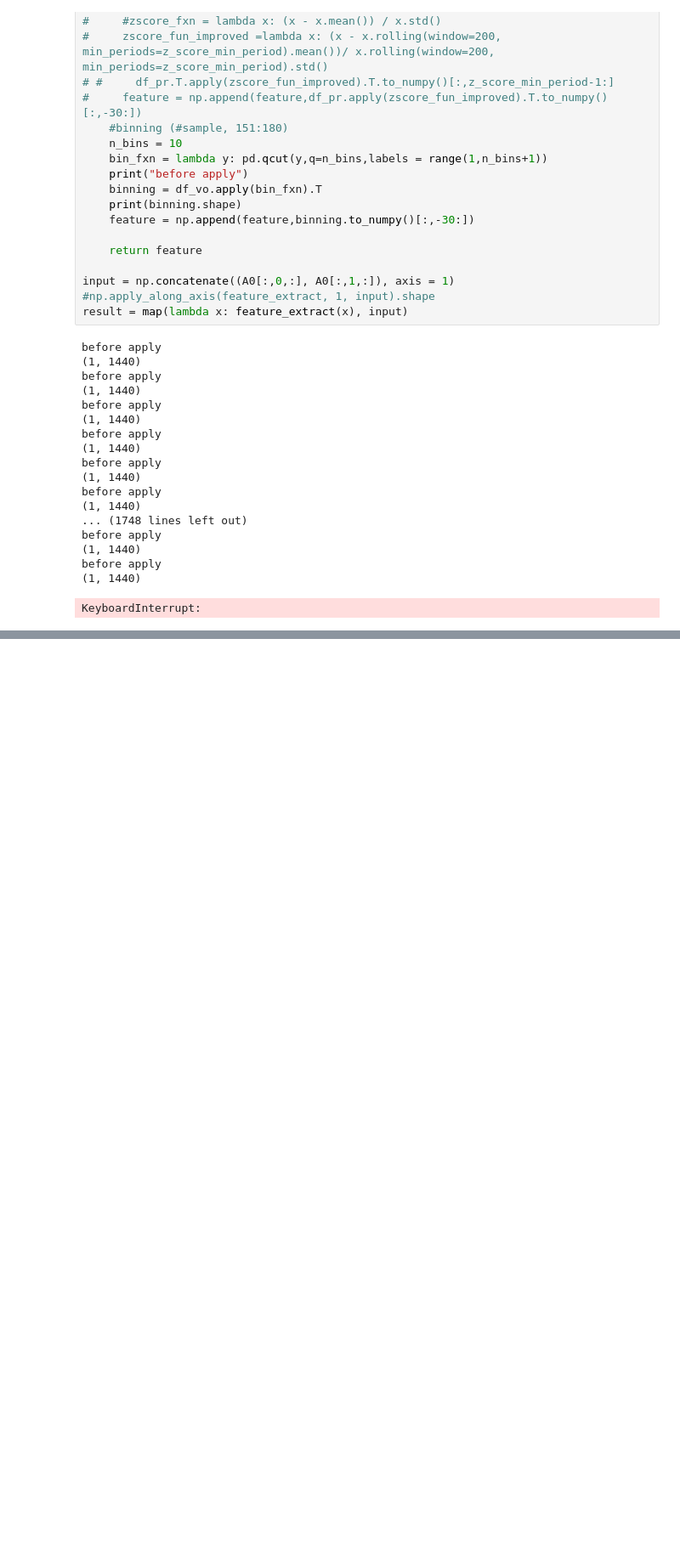
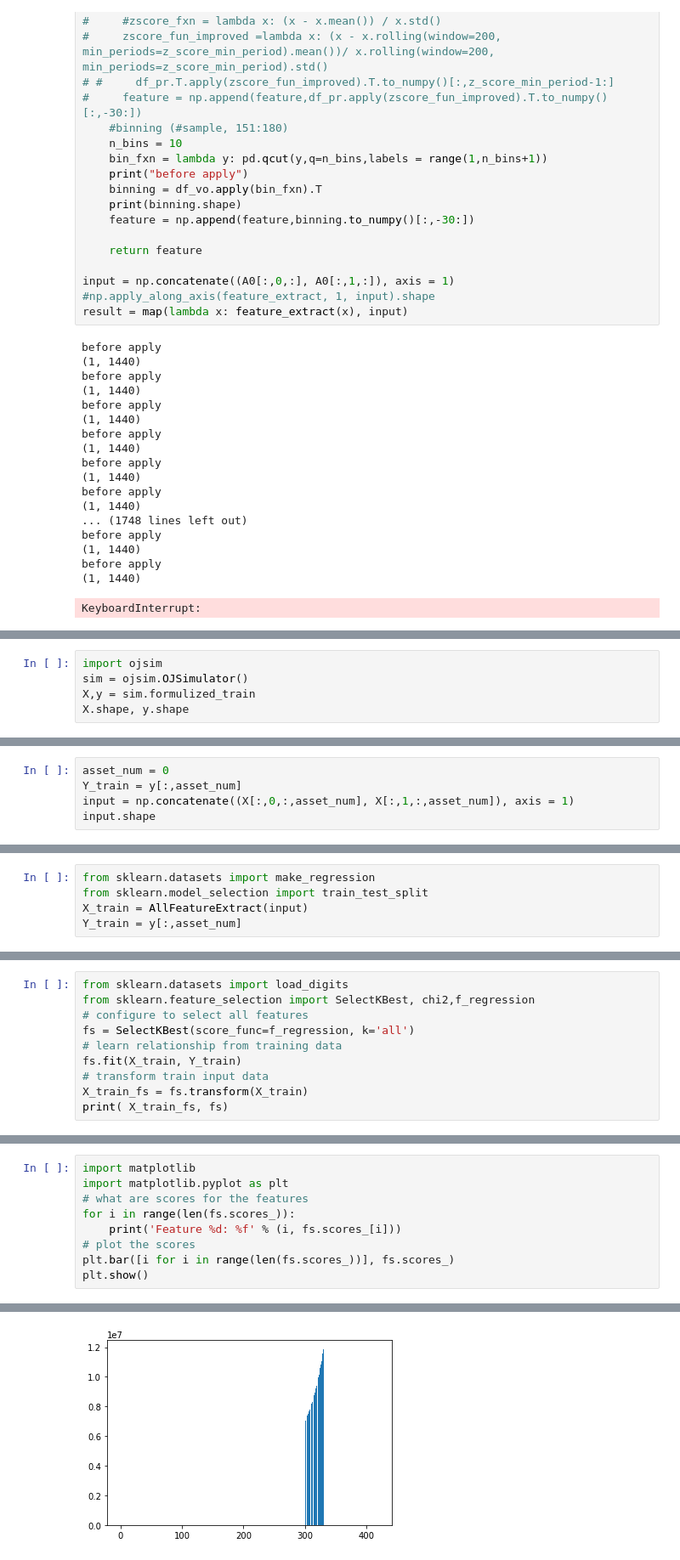
Before and after one commit to ziyuan-h/stats601-project, a Jupyter notebook: stats_601_project-FEATURE.ipynb, the cells around one changed output, grey strips where cells are left out. Shown at 85% size. Drawn from its saved outputs; the diff is of its cells as text; blank space fills up the shorter version.

```diff
--- a/stats_601_project-FEATURE.ipynb
+++ b/stats_601_project-FEATURE.ipynb
@@ -315,0 +328,5 @@ FeatureExtract(input).shape
+# %%
+import ojsim
+sim = ojsim.OJSimulator()
+X,y = sim.formulized_train
+X.shape, y.shape
@@ -315,0 +337,5 @@ FeatureExtract(input).shape
+# %%
+asset_num = 0
+Y_train = y[:,asset_num]
+input = np.concatenate((X[:,0,:,asset_num], X[:,1,:,asset_num]), axis = 1)
+input.shape
@@ -315,0 +344,5 @@ FeatureExtract(input).shape
+# %%
+from sklearn.datasets import make_regression
+from sklearn.model_selection import train_test_split
+X_train = AllFeatureExtract(input)
+Y_train = y[:,asset_num]
@@ -315,0 +371,10 @@ FeatureExtract(input).shape
+# %%
+from sklearn.datasets import load_digits
+from sklearn.feature_selection import SelectKBest, chi2,f_regression
+# configure to select all features
+fs = SelectKBest(score_func=f_regression, k='all')
+# learn relationship from training data
+fs.fit(X_train, Y_train)
+# transform train input data
+X_train_fs = fs.transform(X_train)
+print( X_train_fs, fs)
@@ -315,0 +395,10 @@ FeatureExtract(input).shape
+# %%
+import matplotlib
+import matplotlib.pyplot as plt
+# what are scores for the features
+for i in range(len(fs.scores_)):
+	print('Feature %d: %f' % (i, fs.scores_[i]))
+# plot the scores
+plt.bar([i for i in range(len(fs.scores_))], fs.scores_)
+plt.show()
+# %% [output]
@@ -315,0 +422 @@ FeatureExtract(input).shape
+[figure, added]
```
Also changed, not shown: parts of 22 cells of this notebook, 12 other files.
